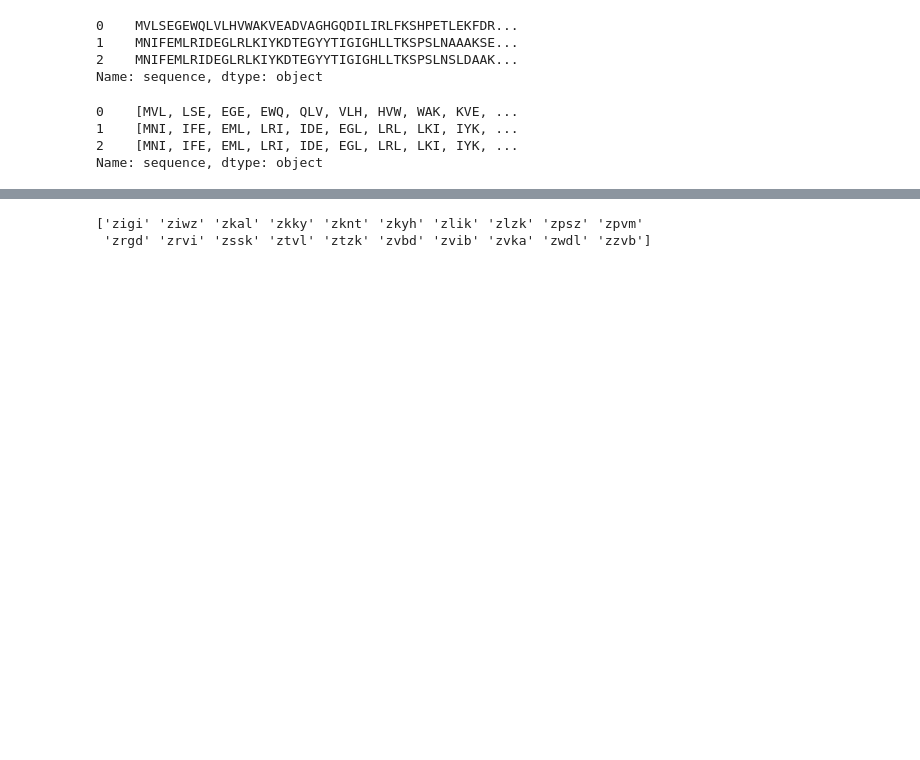
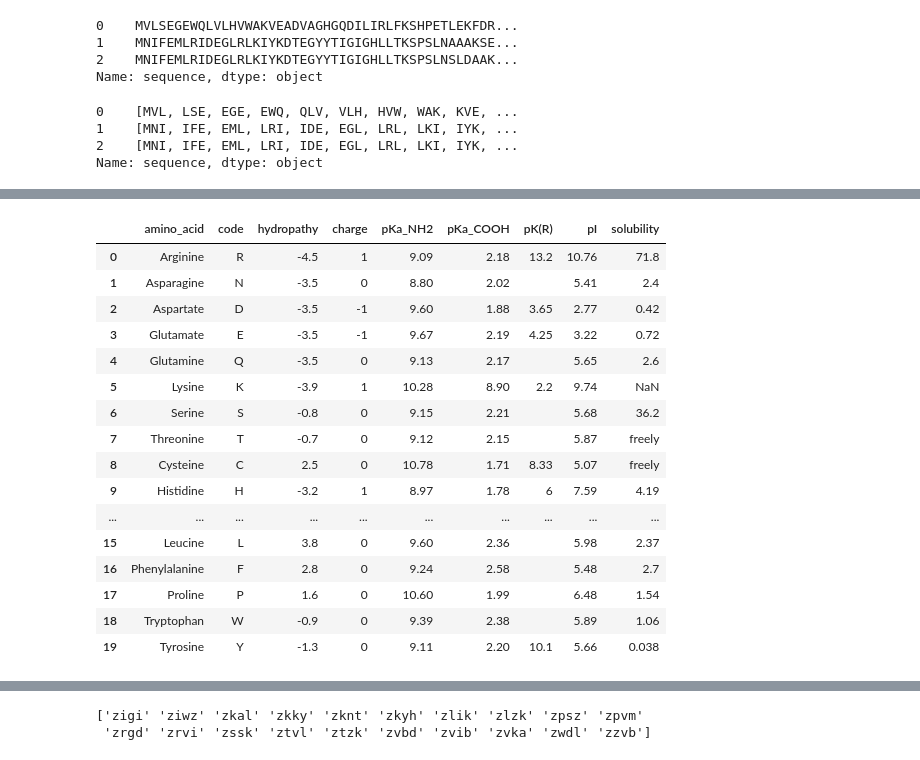
Before and after one commit to jdormaar/Functional_predictions_from_protein_residue_sequences, a Jupyter notebook: workbooks/naive_bayes_model.ipynb, the cells around one changed output, grey strips where cells are left out. Saved outputs shown, nothing was run; the diff lists cells and outputs as text; code cells hidden in the pictures; blank space fills up the shorter version.

Commit message:
Feature engineering from biochem srcs & made residue count vectors

```diff
--- a/workbooks/naive_bayes_model.ipynb
+++ b/workbooks/naive_bayes_model.ipynb
@@ -669,0 +885,21 @@ data.to_csv("../data/model_df_3aa_grams.csv.gz", index=False, compression="gzip"
+# %%
+df_aa = pd.read_csv('../research/aa_phys_properties.csv', sep=',', engine='python')
+df_aa
+# %% [output]
+|  | amino_acid | code | hydropathy | charge | pKa_NH2 | pKa_COOH | pK(R) | pI | solubility |
+| 0 | Arginine | R | -4.5 | 1 | 9.09 | 2.18 | 13.2 | 10.76 | 71.8 |
+| 1 | Asparagine | N | -3.5 | 0 | 8.80 | 2.02 |  | 5.41 | 2.4 |
+| 2 | Aspartate | D | -3.5 | -1 | 9.60 | 1.88 | 3.65 | 2.77 | 0.42 |
+| 3 | Glutamate | E | -3.5 | -1 | 9.67 | 2.19 | 4.25 | 3.22 | 0.72 |
+| 4 | Glutamine | Q | -3.5 | 0 | 9.13 | 2.17 |  | 5.65 | 2.6 |
+| 5 | Lysine | K | -3.9 | 1 | 10.28 | 8.90 | 2.2 | 9.74 | NaN |
+| 6 | Serine | S | -0.8 | 0 | 9.15 | 2.21 |  | 5.68 | 36.2 |
+| 7 | Threonine | T | -0.7 | 0 | 9.12 | 2.15 |  | 5.87 | freely |
+| 8 | Cysteine | C | 2.5 | 0 | 10.78 | 1.71 | 8.33 | 5.07 | freely |
+| 9 | Histidine | H | -3.2 | 1 | 8.97 | 1.78 | 6 | 7.59 | 4.19 |
+| ... | ... | ... | ... | ... | ... | ... | ... | ... | ... |
+| 15 | Leucine | L | 3.8 | 0 | 9.60 | 2.36 |  | 5.98 | 2.37 |
+| 16 | Phenylalanine | F | 2.8 | 0 | 9.24 | 2.58 |  | 5.48 | 2.7 |
+| 17 | Proline | P | 1.6 | 0 | 10.60 | 1.99 |  | 6.48 | 1.54 |
+| 18 | Tryptophan | W | -0.9 | 0 | 9.39 | 2.38 |  | 5.89 | 1.06 |
+| 19 | Tyrosine | Y | -1.3 | 0 | 9.11 | 2.20 | 10.1 | 5.66 | 0.038 |
```
Also changed, not shown: parts of 77 cells of this notebook, 2 other files.
